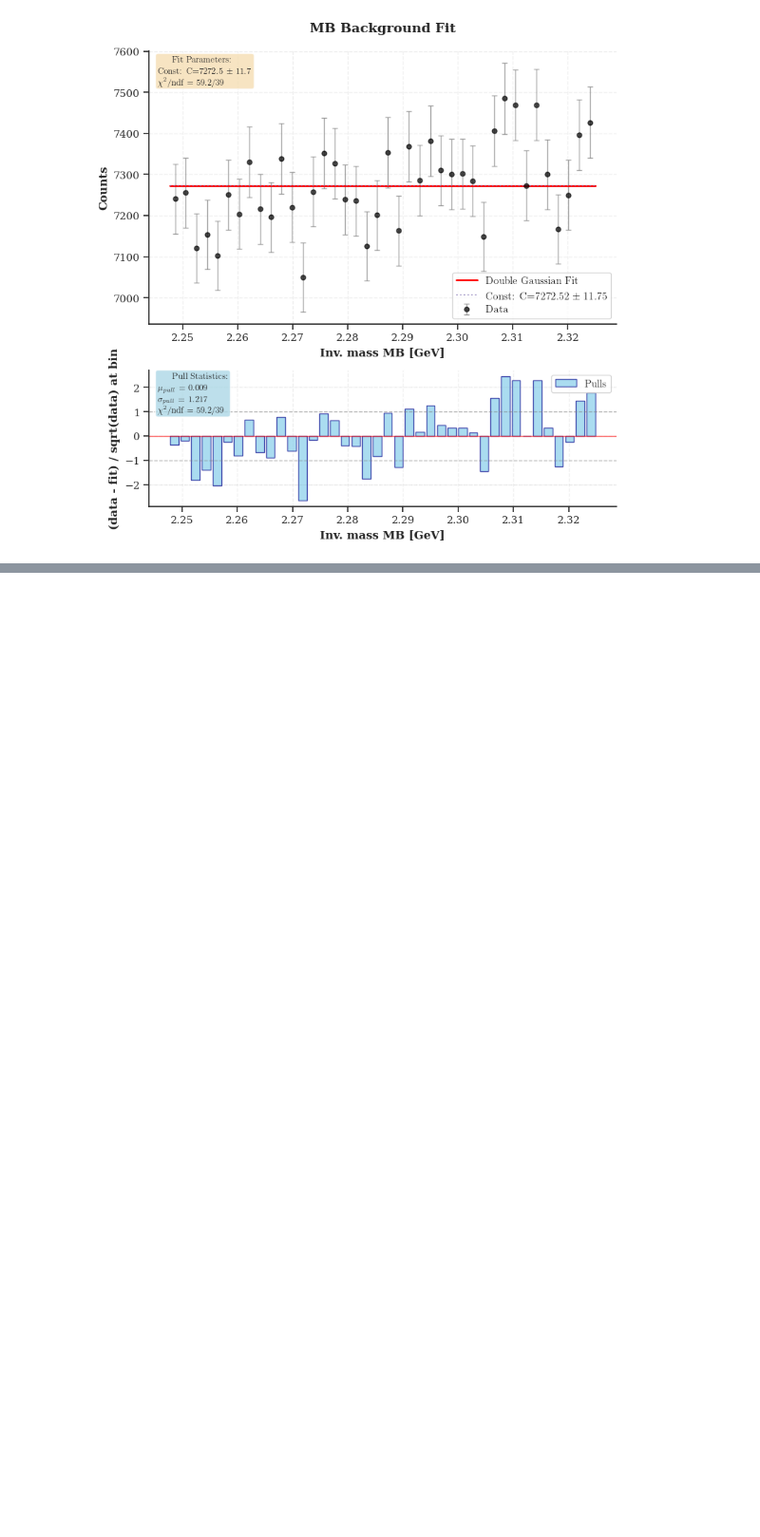
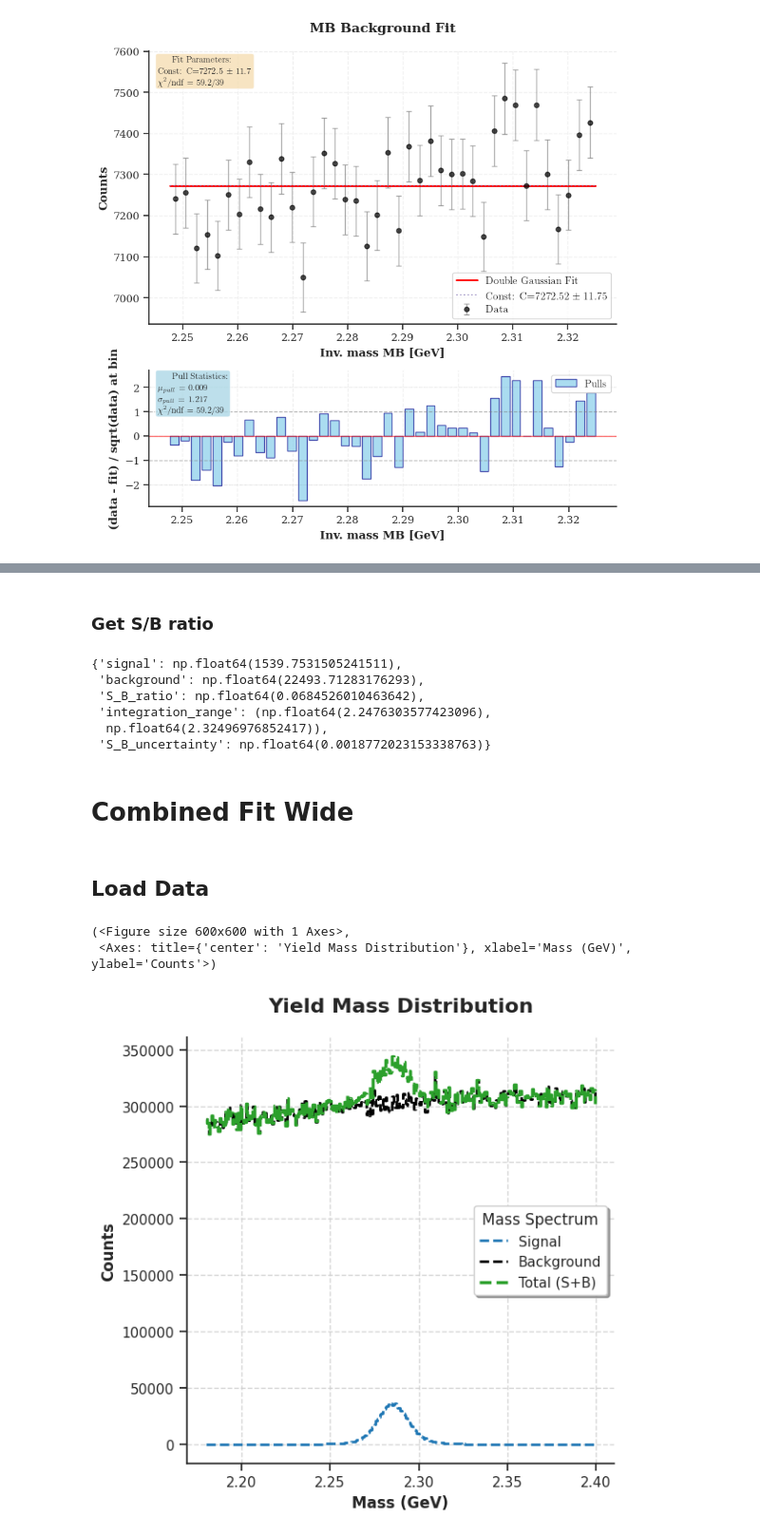
Before and after one commit to ArtSmirnovCH/SPD-Lc-pKpi-27, a Jupyter notebook: analysis_notebooks/supporting analysis/fits.ipynb, the cells around one changed output, grey strips where cells are left out. Shown at 95% size. Cells and saved outputs as stored; diff of their text form; code cells hidden in the pictures; blank space fills up the shorter version.

```diff
--- a/analysis_notebooks/supporting analysis/fits.ipynb
+++ b/analysis_notebooks/supporting analysis/fits.ipynb
@@ -895,0 +1038,22 @@ Constant: C = 7272.5194 +- 11.7492
+# %% [markdown]
+### Get S/B ratio
+# %%
+"""import pickle
+
+
+with open("/home/ome123/Рабочий стол/SPD/SPD_Lc_pKpi_27/Data/ML_fit_tuple_pickle.pkl", "wb") as f:
+    pickle.dump(result, f)"""
+# %%
+stat_data = calculate_sb_ratio_2gauss_const(result[0]['params'], bin_edges, cov_matrix=result[0]['cov_matrix'], mass_interval=None)
+stat_data
+# %% [output]
+{'signal': np.float64(1539.7531505241511),
+ 'background': np.float64(22493.71283176293),
+ 'S_B_ratio': np.float64(0.0684526010463642),
+ 'integration_range': (np.float64(2.2476303577423096),
+  np.float64(2.32496976852417)),
+ 'S_B_uncertainty': np.float64(0.0018772023153338763)}
+# %% [markdown]
+# Combined Fit Wide
+# %% [markdown]
+## Load Data
@@ -895,0 +1080,40 @@ Constant: C = 7272.5194 +- 11.7492
+# %%
+with open("/home/ome123/Рабочий стол/SPD/SPD_Lc_pKpi_27/Data/preselection_mask_train_pickle.pkl", "rb") as f:
+    preselection_mask = pickle.load(f)
+
+proc_df = raw_df.query(preselection_mask).reset_index(drop=True)
+
+proc_mass_min = proc_df.loc[raw_df['tag'] == 'Bg', 'mass_Lc'].min()
+proc_mass_max = proc_df.loc[raw_df['tag'] == 'Bg', 'mass_Lc'].max()
+# %%
+sig_mass_distr = proc_df.loc[proc_df['tag'] == 'Sig', 'mass_Lc']
+bg_mass_distr = proc_df.loc[proc_df['tag'] == 'Bg', 'mass_Lc']
+
+# ML sel
+sig_eff = 0.0538
+bg_eff = 3.44e-5
+
+total_heights, total_heights_errors, sig_heights, sig_heights_errors, bg_heights, bg_heights_errors, bin_edges, bin_centers = get_mass_distributions(
+    sig_mass_distr=sig_mass_distr,
+    bg_mass_distr=bg_mass_distr,
+    have_sig_events=CFG.have_sig_events_1 / sig_eff,
+    have_bg_events=CFG.have_bg_events_1 / bg_eff,
+    mass_interval=(proc_mass_min, proc_mass_max),
+    gev_per_bin=0.000773
+)
+# %%
+total_spectrum(
+    sig_mass_distr=sig_mass_distr,
+    bg_mass_distr=bg_mass_distr,
+    have_sig_events=CFG.have_sig_events_1 / sig_eff,
+    have_bg_events=CFG.have_bg_events_1 / bg_eff,
+    mass_interval=(proc_mass_min, proc_mass_max),
+    gev_per_bin=0.000773,
+    log_y=False,
+    only_total=False,
+    line_style='-'
+)
+# %% [output]
+(<Figure size 600x600 with 1 Axes>,
+ <Axes: title={'center': 'Yield Mass Distribution'}, xlabel='Mass (GeV)', ylabel='Counts'>)
+[figure, added]
```
Also changed, not shown: parts of 18 cells of this notebook, 29 other files.
